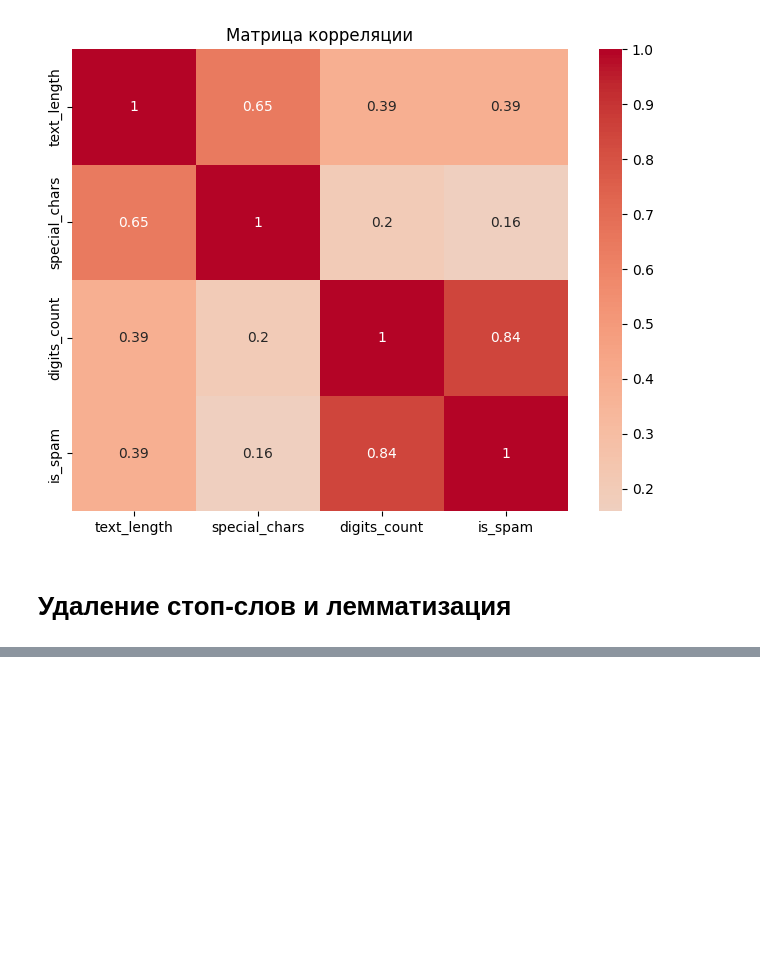
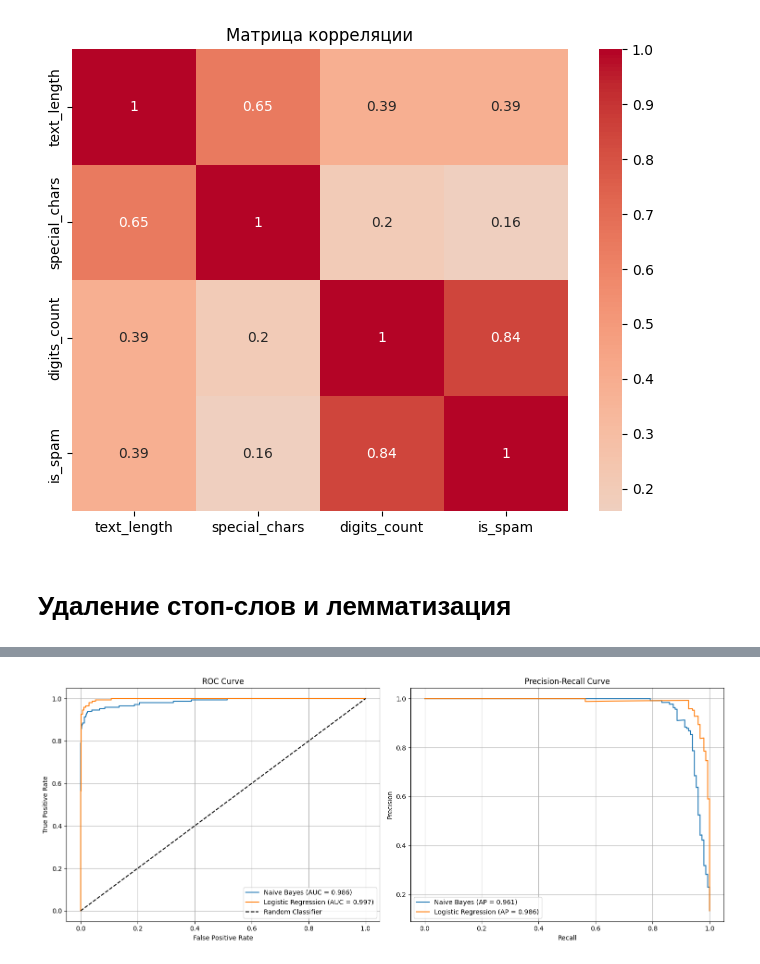
Before and after one commit to BRSHD/spam-classifier, a Jupyter notebook: spam_classifier.ipynb, the cells around one changed output, grey strips where cells are left out. Cells and saved outputs as stored; diff of their text form; code cells hidden in the pictures; blank space fills up the shorter version.

Commit message:
building models and metrics

```diff
--- a/spam_classifier.ipynb
+++ b/spam_classifier.ipynb
@@ -262,0 +282,7 @@ df['cleaned_text'] = df['text'].apply(prepocessor_text)
+# %%
+X_train, X_test, y_train, y_test = train_test_split(X, y, test_size = 0.2, random_state = 42, stratify = y)
+
+print(f"Тренировочная выборка: {X_train.shape[0]} samples")
+print(f"Тестовая выборка: {X_test.shape[0]} samples")
+print(f"Распределение классов в тренировочной выборке:")
+print(y_train.value_counts())
@@ -262,0 +297,10 @@ df['cleaned_text'] = df['text'].apply(prepocessor_text)
+# %%
+# Модель 1: Наивный Байес
+nb_model = MultinomialNB()
+nb_model.fit(X_train, y_train)
+y_pred_nb = nb_model.predict(X_test)
+
+# Модель 2: Логистическая регрессия
+lr_model = LogisticRegression(random_state = 42, max_iter = 1000)
+lr_model.fit(X, y)
+y_pred_lr = lr_model.predict(X_test)
@@ -262,0 +371,38 @@ df['cleaned_text'] = df['text'].apply(prepocessor_text)
+# %%
+def plot_roc_pr_curves(y_true, y_proba_nb, y_proba_lr):
+
+    y_true_binary = (y_true == 'spam').astype(int)
+
+    fig, (ax1, ax2) = plt.subplots(1, 2, figsize=(15, 6))
+
+    # ROC кривая
+    fpr_nb, tpr_nb, _ = roc_curve(y_true_binary, y_proba_nb[:, 1])
+    fpr_lr, tpr_lr, _ = roc_curve(y_true_binary, y_proba_lr[:, 1])
+
+    ax1.plot(fpr_nb, tpr_nb, label=f'Naive Bayes (AUC = {metrics_nb["roc_auc"]:.3f})')
+    ax1.plot(fpr_lr, tpr_lr, label=f'Logistic Regression (AUC = {metrics_lr["roc_auc"]:.3f})')
+    ax1.plot([0, 1], [0, 1], 'k--', label='Random Classifier')
+    ax1.set_xlabel('False Positive Rate')
+    ax1.set_ylabel('True Positive Rate')
+    ax1.set_title('ROC Curve')
+    ax1.legend()
+    ax1.grid(True)
+
+    # PR кривая
+    precision_nb, recall_nb, _ = precision_recall_curve(y_true_binary, y_proba_nb[:, 1])
+    precision_lr, recall_lr, _ = precision_recall_curve(y_true_binary, y_proba_lr[:, 1])
+
+    ax2.plot(recall_nb, precision_nb, label=f'Naive Bayes (AP = {metrics_nb["pr_auc"]:.3f})')
+    ax2.plot(recall_lr, precision_lr, label=f'Logistic Regression (AP = {metrics_lr["pr_auc"]:.3f})')
+    ax2.set_xlabel('Recall')
+    ax2.set_ylabel('Precision')
+    ax2.set_title('Precision-Recall Curve')
+    ax2.legend()
+    ax2.grid(True)
+
+    plt.tight_layout()
+    plt.show()
+
+plot_roc_pr_curves(y_test, y_proba_nb, y_proba_lr)
+# %% [output]
+[figure, added]
```
Also changed, not shown: parts of 7 cells of this notebook.
